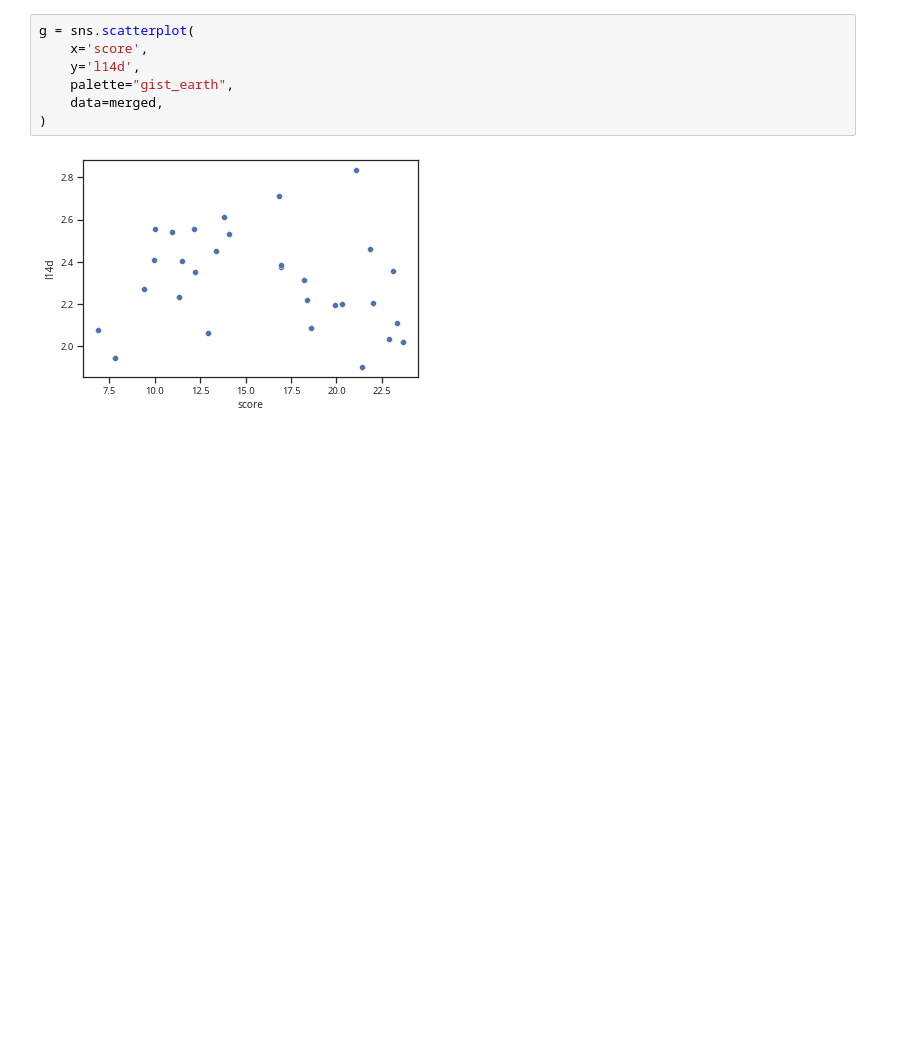
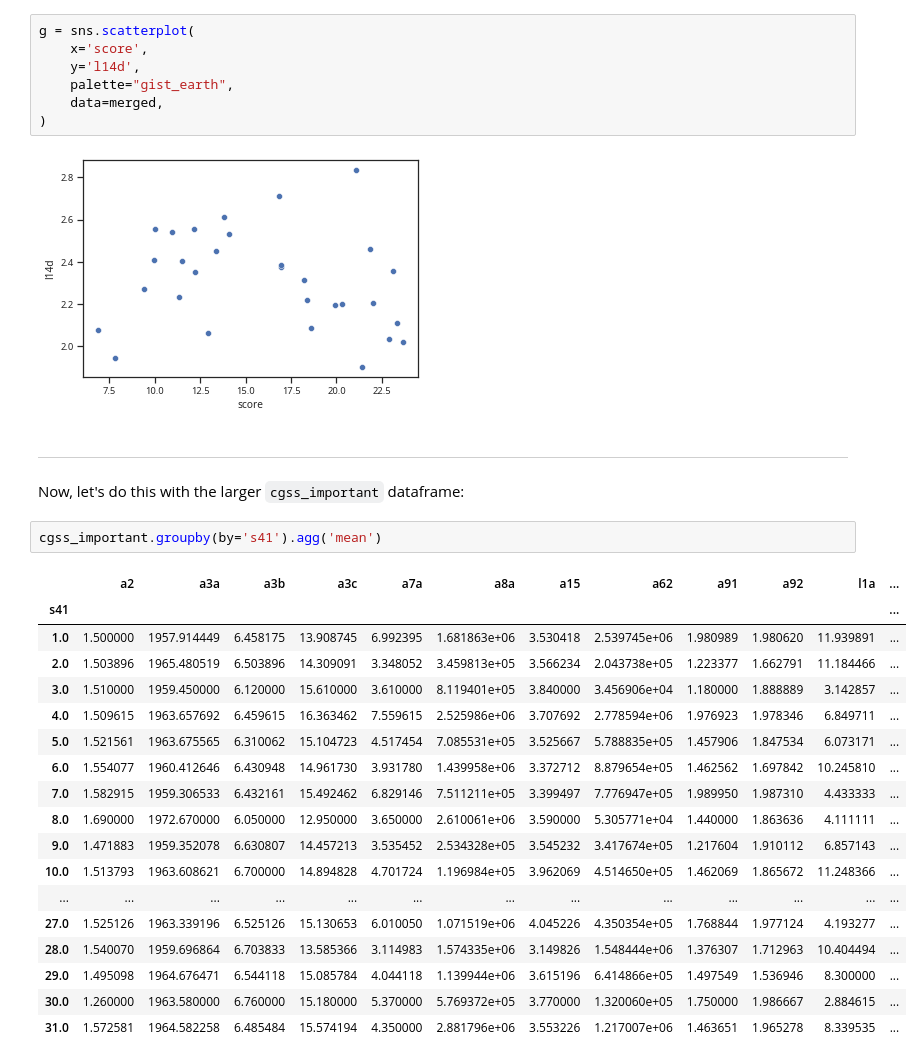
Before and after one commit to wrynearson/china-water, a Jupyter notebook: src/Thesis.ipynb, the cells around one changed output. Saved outputs shown, nothing was run; the diff lists cells and outputs as text; blank space fills up the shorter version.

```diff
--- a/src/Thesis.ipynb
+++ b/src/Thesis.ipynb
@@ -633,3 +594,28 @@ g = sns.scatterplot(
 )
 # %% [output]
 [figure]
+# %% [markdown]
+---
+# %% [markdown]
+Now, let's do this with the larger `cgss_important` dataframe:
+# %%
+cgss_important.groupby(by='s41').agg('mean')
+# %% [output]
+|  | a2 | a3a | a3b | a3c | a7a | a8a | a15 | a62 | a91 | a92 | l1a | ... |
+| s41 |  |  |  |  |  |  |  |  |  |  |  | ... |
+| 1.0 | 1.500000 | 1957.914449 | 6.458175 | 13.908745 | 6.992395 | 1.681863e+06 | 3.530418 | 2.539745e+06 | 1.980989 | 1.980620 | 11.939891 | ... |
+| 2.0 | 1.503896 | 1965.480519 | 6.503896 | 14.309091 | 3.348052 | 3.459813e+05 | 3.566234 | 2.043738e+05 | 1.223377 | 1.662791 | 11.184466 | ... |
+| 3.0 | 1.510000 | 1959.450000 | 6.120000 | 15.610000 | 3.610000 | 8.119401e+05 | 3.840000 | 3.456906e+04 | 1.180000 | 1.888889 | 3.142857 | ... |
+| 4.0 | 1.509615 | 1963.657692 | 6.459615 | 16.363462 | 7.559615 | 2.525986e+06 | 3.707692 | 2.778594e+06 | 1.976923 | 1.978346 | 6.849711 | ... |
+| 5.0 | 1.521561 | 1963.675565 | 6.310062 | 15.104723 | 4.517454 | 7.085531e+05 | 3.525667 | 5.788835e+05 | 1.457906 | 1.847534 | 6.073171 | ... |
+| 6.0 | 1.554077 | 1960.412646 | 6.430948 | 14.961730 | 3.931780 | 1.439958e+06 | 3.372712 | 8.879654e+05 | 1.462562 | 1.697842 | 10.245810 | ... |
+| 7.0 | 1.582915 | 1959.306533 | 6.432161 | 15.492462 | 6.829146 | 7.511211e+05 | 3.399497 | 7.776947e+05 | 1.989950 | 1.987310 | 4.433333 | ... |
+| 8.0 | 1.690000 | 1972.670000 | 6.050000 | 12.950000 | 3.650000 | 2.610061e+06 | 3.590000 | 5.305771e+04 | 1.440000 | 1.863636 | 4.111111 | ... |
+| 9.0 | 1.471883 | 1959.352078 | 6.630807 | 14.457213 | 3.535452 | 2.534328e+05 | 3.545232 | 3.417674e+05 | 1.217604 | 1.910112 | 6.857143 | ... |
+| 10.0 | 1.513793 | 1963.608621 | 6.700000 | 14.894828 | 4.701724 | 1.196984e+05 | 3.962069 | 4.514650e+05 | 1.462069 | 1.865672 | 11.248366 | ... |
+| ... | ... | ... | ... | ... | ... | ... | ... | ... | ... | ... | ... | ... |
+| 27.0 | 1.525126 | 1963.339196 | 6.525126 | 15.130653 | 6.010050 | 1.071519e+06 | 4.045226 | 4.350354e+05 | 1.768844 | 1.977124 | 4.193277 | ... |
+| 28.0 | 1.540070 | 1959.696864 | 6.703833 | 13.585366 | 3.114983 | 1.574335e+06 | 3.149826 | 1.548444e+06 | 1.376307 | 1.712963 | 10.404494 | ... |
+| 29.0 | 1.495098 | 1964.676471 | 6.544118 | 15.085784 | 4.044118 | 1.139944e+06 | 3.615196 | 6.414866e+05 | 1.497549 | 1.536946 | 8.300000 | ... |
+| 30.0 | 1.260000 | 1963.580000 | 6.760000 | 15.180000 | 5.370000 | 5.769372e+05 | 3.770000 | 1.320060e+05 | 1.750000 | 1.986667 | 2.884615 | ... |
+| 31.0 | 1.572581 | 1964.582258 | 6.485484 | 15.574194 | 4.350000 | 2.881796e+06 | 3.553226 | 1.217007e+06 | 1.463651 | 1.965278 | 8.339535 | ... |
```
Also changed, not shown: parts of 14 cells of this notebook, 6 other files.
